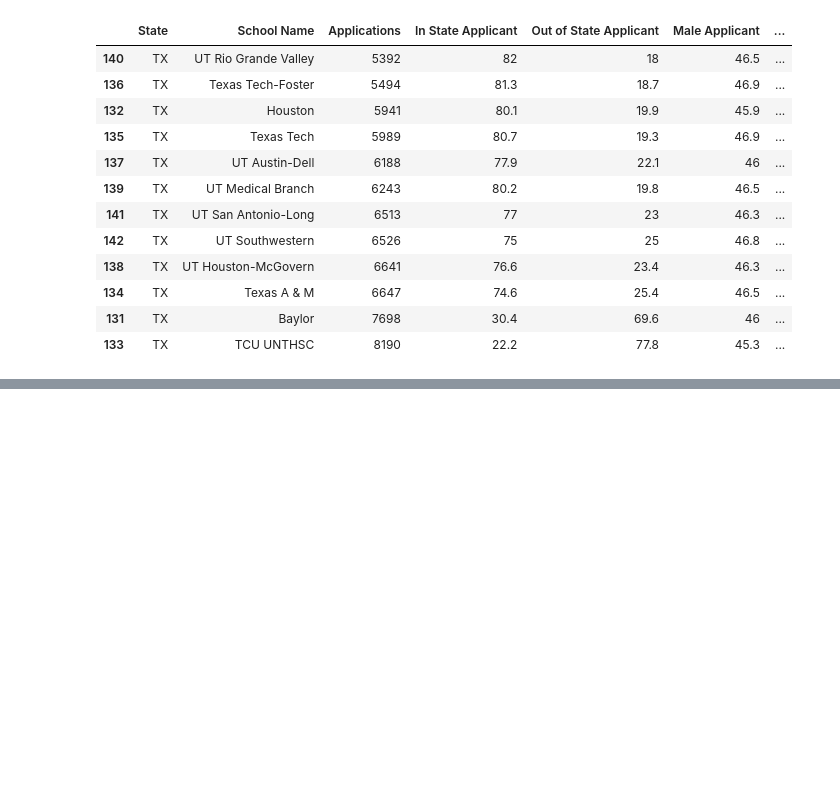
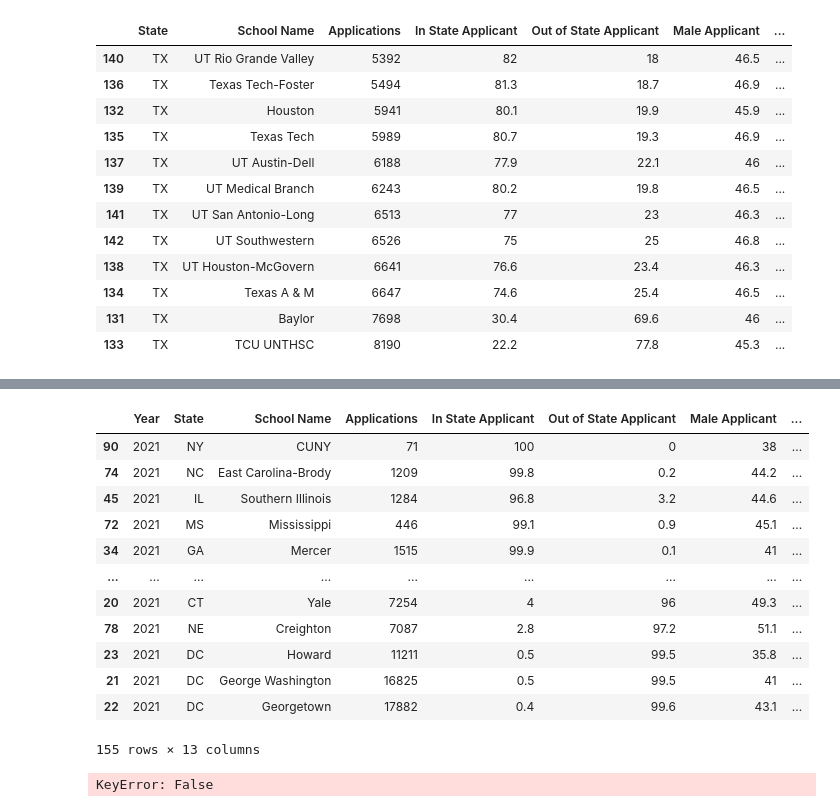
Before and after one commit to phamousq/data-analytics-projects, a Jupyter notebook: medicalschool/match data/aamc/aamc.ipynb, the cells around one changed output, grey strips where cells are left out. Cells and saved outputs as stored; diff of their text form; code cells hidden in the pictures; blank space fills up the shorter version.

```diff
--- a/medicalschool/match data/aamc/aamc.ipynb
+++ b/medicalschool/match data/aamc/aamc.ipynb
@@ -84,0 +90,20 @@ df[df['State'] == 'CA'].sort_values(by=['Applications'])
+# %%
+df.sort_values(by=['In State Matriculant'], ascending=False)
+# %% [output]
+|  | Year | State | School Name | Applications | In State Applicant | Out of State Applicant | Male Applicant | ... |
+| 90 | 2021 | NY | CUNY | 71 | 100 | 0 | 38 | ... |
+| 74 | 2021 | NC | East Carolina-Brody | 1209 | 99.8 | 0.2 | 44.2 | ... |
+| 45 | 2021 | IL | Southern Illinois | 1284 | 96.8 | 3.2 | 44.6 | ... |
+| 72 | 2021 | MS | Mississippi | 446 | 99.1 | 0.9 | 45.1 | ... |
+| 34 | 2021 | GA | Mercer | 1515 | 99.9 | 0.1 | 41 | ... |
+| ... | ... | ... | ... | ... | ... | ... | ... | ... |
+| 20 | 2021 | CT | Yale | 7254 | 4 | 96 | 49.3 | ... |
+| 78 | 2021 | NE | Creighton | 7087 | 2.8 | 97.2 | 51.1 | ... |
+| 23 | 2021 | DC | Howard | 11211 | 0.5 | 99.5 | 35.8 | ... |
+| 21 | 2021 | DC | George Washington | 16825 | 0.5 | 99.5 | 41 | ... |
+| 22 | 2021 | DC | Georgetown | 17882 | 0.4 | 99.6 | 43.1 | ... |
+155 rows × 13 columns
+# %%
+len(df["School Name"].unique())
+# %% [output]
+KeyError: False
```
Also changed, not shown: parts of 9 cells of this notebook, 2 other files.
